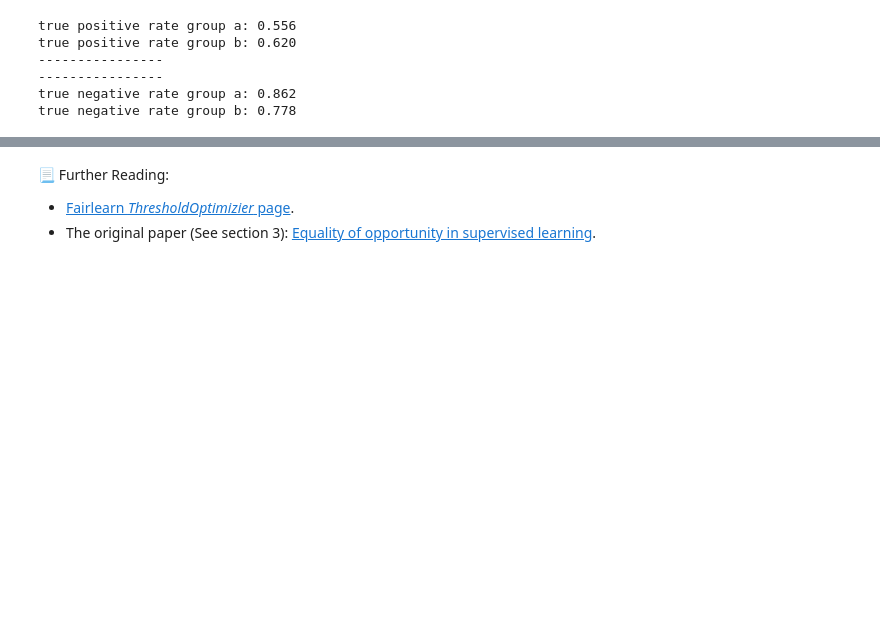
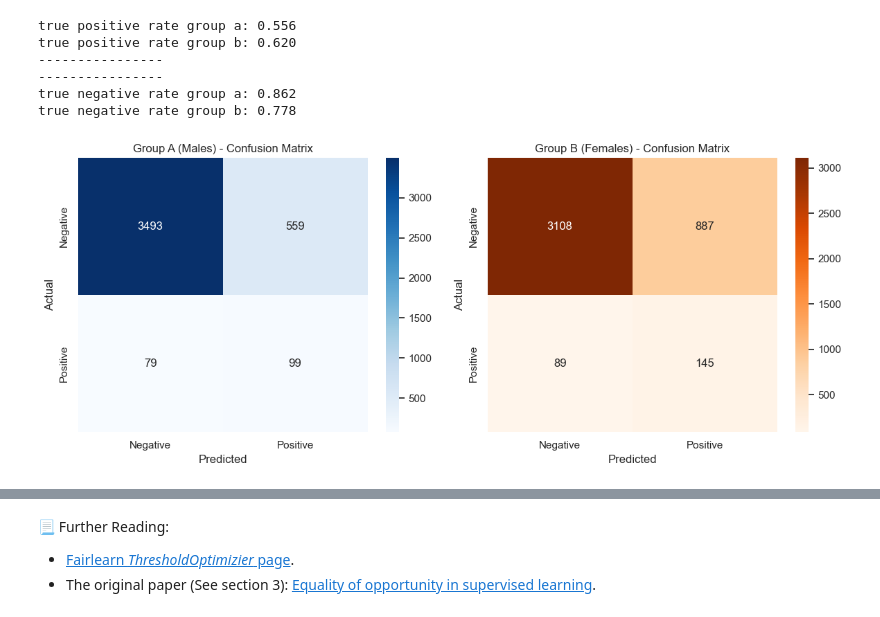
Before and after one commit to RABL1N/RAI_fairness_exercise, a Jupyter notebook: exercise.ipynb, the cells around one changed output, grey strips where cells are left out. Drawn from its saved outputs; the diff is of its cells as text; code cells hidden in the pictures; blank space fills up the shorter version.

```diff
--- a/exercise.ipynb
+++ b/exercise.ipynb
@@ -546,3 +549,70 @@ true positive rate group b: 0.620
 ----------------
 true negative rate group a: 0.862
 true negative rate group b: 0.778
+# %%
+# Create confusion matrices for both groups
+from sklearn.metrics import confusion_matrix
+import matplotlib.pyplot as plt
+import seaborn as sns
+
+# Get predictions for each group
+group_a_pred = np.array(test_pred)[group_a_idx]  # Males
+group_a_true = np.array(test_lab)[group_a_idx]  # Males
+group_b_pred = np.array(test_pred)[group_b_idx]  # Females
+group_b_true = np.array(test_lab)[group_b_idx]  # Females
+
+# Create confusion matrices
+cm_a = confusion_matrix(group_a_true, group_a_pred)  # Males
+cm_b = confusion_matrix(group_b_true, group_b_pred)  # Females
+
+# Create subplots
+fig, (ax1, ax2) = plt.subplots(1, 2, figsize=(12, 5))
+
+# Plot confusion matrix for group A (Males)
+sns.heatmap(cm_a, annot=True, fmt='d', cmap='Blues', ax=ax1)
+ax1.set_title('Group A (Males) - Confusion Matrix')
+ax1.set_xlabel('Predicted')
+ax1.set_ylabel('Actual')
+ax1.set_xticklabels(['Negative', 'Positive'])
+ax1.set_yticklabels(['Negative', 'Positive'])
+
+# Plot confusion matrix for group B (Females)
+sns.heatmap(cm_b, annot=True, fmt='d', cmap='Oranges', ax=ax2)
+ax2.set_title('Group B (Females) - Confusion Matrix')
+ax2.set_xlabel('Predicted')
+ax2.set_ylabel('Actual')
+ax2.set_xticklabels(['Negative', 'Positive'])
+ax2.set_yticklabels(['Negative', 'Positive'])
+
+plt.tight_layout()
+plt.show()
+
+# Print detailed metrics
+print("GROUP A (Males) - Confusion Matrix:")
+print(f"True Negatives: {cm_a[0,0]}")
+print(f"False Positives: {cm_a[0,1]}")
+print(f"False Negatives: {cm_a[1,0]}")
+print(f"True Positives: {cm_a[1,1]}")
+print(f"Total: {cm_a.sum()}")
+
+print("\nGROUP B (Females) - Confusion Matrix:")
+print(f"True Negatives: {cm_b[0,0]}")
+print(f"False Positives: {cm_b[0,1]}")
+print(f"False Negatives: {cm_b[1,0]}")
+print(f"True Positives: {cm_b[1,1]}")
+print(f"Total: {cm_b.sum()}")
+
+# Calculate and display rates
+print(f"\nGROUP A (Males) - Rates:")
+print(f"True Positive Rate (Recall): {true_positive_rate_a:.3f}")
+print(f"True Negative Rate (Specificity): {true_negative_rate_a:.3f}")
+print(f"False Positive Rate: {cm_a[0,1]/(cm_a[0,0]+cm_a[0,1]):.3f}")
+print(f"False Negative Rate: {cm_a[1,0]/(cm_a[1,0]+cm_a[1,1]):.3f}")
+
+print(f"\nGROUP B (Females) - Rates:")
+print(f"True Positive Rate (Recall): {true_positive_rate_b:.3f}")
+print(f"True Negative Rate (Specificity): {true_negative_rate_b:.3f}")
+print(f"False Positive Rate: {cm_b[0,1]/(cm_b[0,0]+cm_b[0,1]):.3f}")
+print(f"False Negative Rate: {cm_b[1,0]/(cm_b[1,0]+cm_b[1,1]):.3f}")
+# %% [output]
+[figure, added]
```
Also changed, not shown: parts of 31 cells of this notebook, 2 other files.
